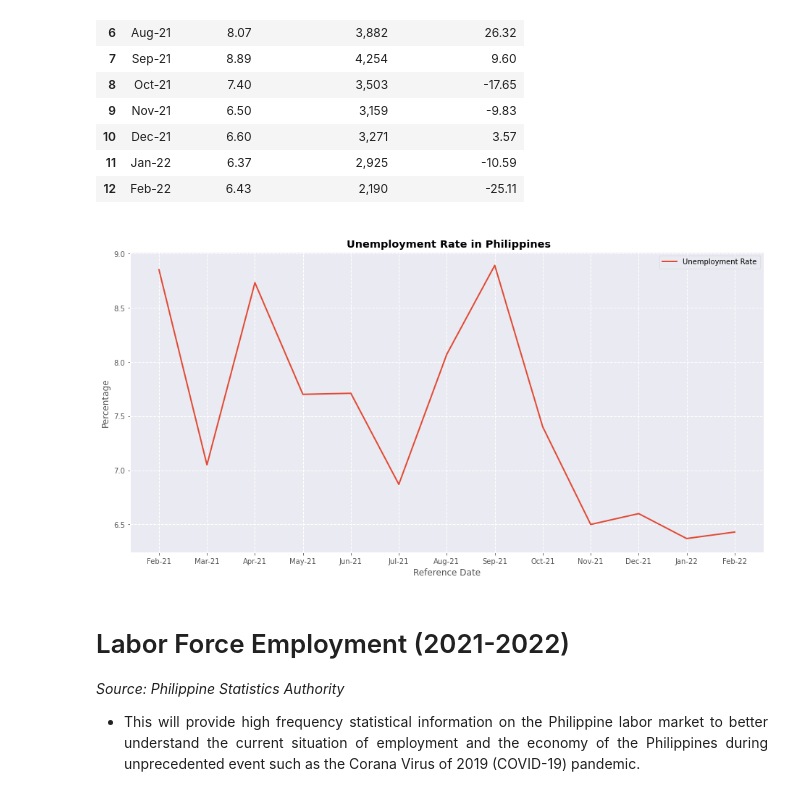
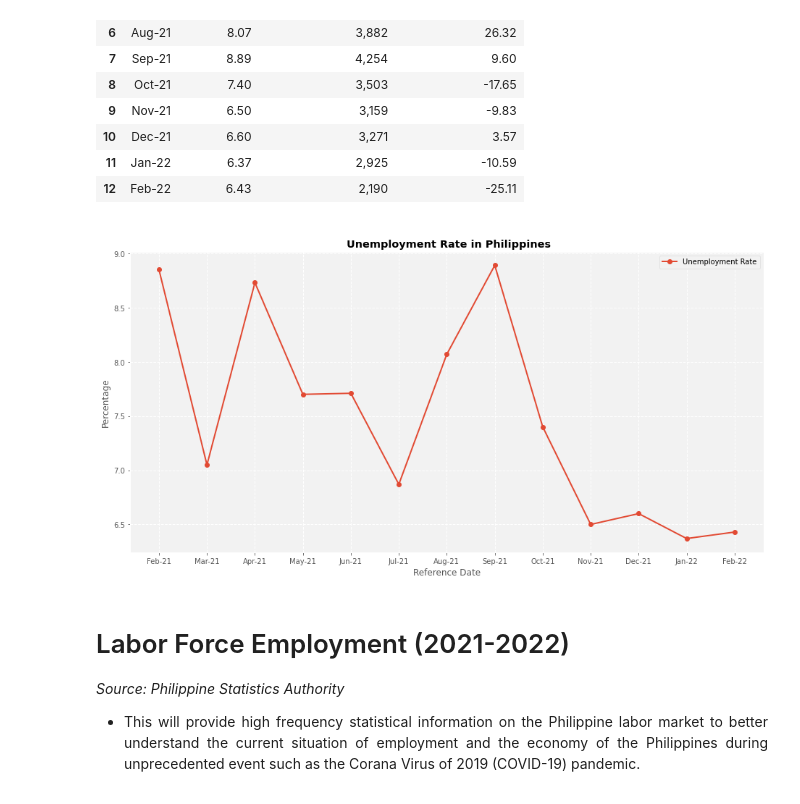
Before and after one commit to kryzlerahne/IT3205_FilipinoDataAlliance, a Jupyter notebook: Codes/The_Future_Pay_Visualizations.ipynb, the cells around one changed output. Saved outputs shown, nothing was run; the diff lists cells and outputs as text; code cells hidden in the pictures.

Commit message:
Modified Style of Visualizations

```diff
--- a/Codes/The_Future_Pay_Visualizations.ipynb
+++ b/Codes/The_Future_Pay_Visualizations.ipynb
@@ -227,25 +227,25 @@ display(df.iloc[0:])
 # %%
 #Visualization
 #getting all values from the dataframe/csv
 Date = df["Date"]
 Percentage = df["Percentage"]
 
 #changing the size of the entire graph
 f = plt.figure(tight_layout=True)
 f.set_figwidth(13)
 f.set_figheight(7)
-plt.rcParams['axes.facecolor'] = '#EAEAF2'
+plt.rcParams['axes.facecolor'] = '#F2F2F2'
 
 #Creating plots
 plt.title("\n Unemployment Rate in Philippines", fontweight="bold")
 plt.xlabel("Reference Date")
 plt.ylabel("Percentage")
 plt.grid(color = 'white', linestyle = '--', linewidth = 1)
-plt.plot(Date, Percentage, '-', linewidth=2)
+plt.plot(Date, Percentage, 'o-', linewidth=2)
 plt.legend(labels=['Unemployment Rate'])
 plt.show()
 # %% [output]
-[figure, old version]
+[figure, new version]
 # %% [markdown]
 # Labor Force Employment (2021-2022)
 *Source: Philippine Statistics Authority*
```
Also changed, not shown: parts of 1 cell of this notebook.
